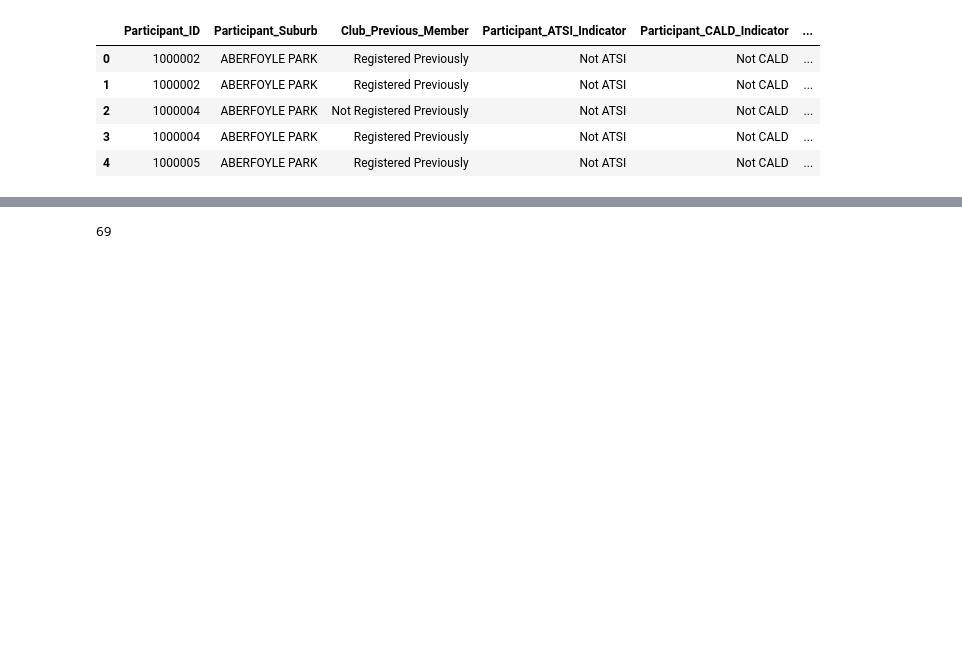
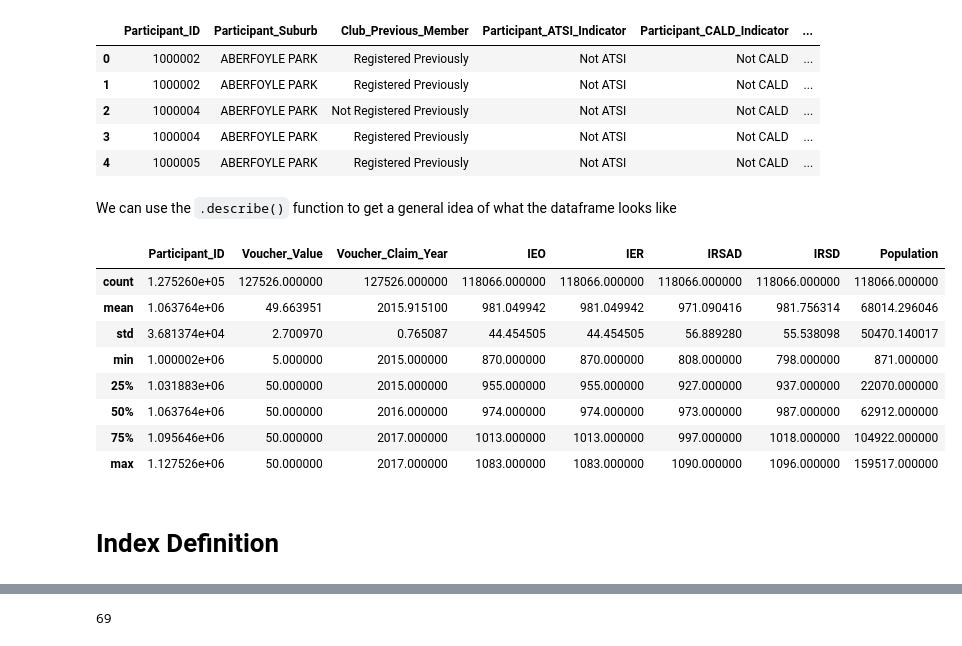
Before and after one commit to MQCOMP2200-S2-2021/Data-Science-Labs, a Jupyter notebook: Portfolio 2.ipynb, the cells around one changed output, grey strips where cells are left out. Saved outputs shown, nothing was run; the diff lists cells and outputs as text; code cells hidden in the pictures; blank space fills up the shorter version.

```diff
--- a/Portfolio 2.ipynb
+++ b/Portfolio 2.ipynb
@@ -83,4 +84,20 @@ sa_vouchers_scores.head()
 | 2 | 1000004 | ABERFOYLE PARK | Not Registered Previously | Not ATSI | Not CALD | ... |
 | 3 | 1000004 | ABERFOYLE PARK | Registered Previously | Not ATSI | Not CALD | ... |
 | 4 | 1000005 | ABERFOYLE PARK | Registered Previously | Not ATSI | Not CALD | ... |
+# %% [markdown]
+We can use the `.describe()` function to get a general idea of what the dataframe looks like
+# %%
+sa_vouchers_scores.describe()
+# %% [output]
+|  | Participant_ID | Voucher_Value | Voucher_Claim_Year | IEO | IER | IRSAD | IRSD | Population |
+| count | 1.275260e+05 | 127526.000000 | 127526.000000 | 118066.000000 | 118066.000000 | 118066.000000 | 118066.000000 | 118066.000000 |
+| mean | 1.063764e+06 | 49.663951 | 2015.915100 | 981.049942 | 981.049942 | 971.090416 | 981.756314 | 68014.296046 |
+| std | 3.681374e+04 | 2.700970 | 0.765087 | 44.454505 | 44.454505 | 56.889280 | 55.538098 | 50470.140017 |
+| min | 1.000002e+06 | 5.000000 | 2015.000000 | 870.000000 | 870.000000 | 808.000000 | 798.000000 | 871.000000 |
+| 25% | 1.031883e+06 | 50.000000 | 2015.000000 | 955.000000 | 955.000000 | 927.000000 | 937.000000 | 22070.000000 |
+| 50% | 1.063764e+06 | 50.000000 | 2016.000000 | 974.000000 | 974.000000 | 973.000000 | 987.000000 | 62912.000000 |
+| 75% | 1.095646e+06 | 50.000000 | 2017.000000 | 1013.000000 | 1013.000000 | 997.000000 | 1018.000000 | 104922.000000 |
+| max | 1.127526e+06 | 50.000000 | 2017.000000 | 1083.000000 | 1083.000000 | 1090.000000 | 1096.000000 | 159517.000000 |
+# %% [markdown]
+# Index Definition
 # %% [markdown]
```
Also changed, not shown: parts of 33 cells of this notebook.
